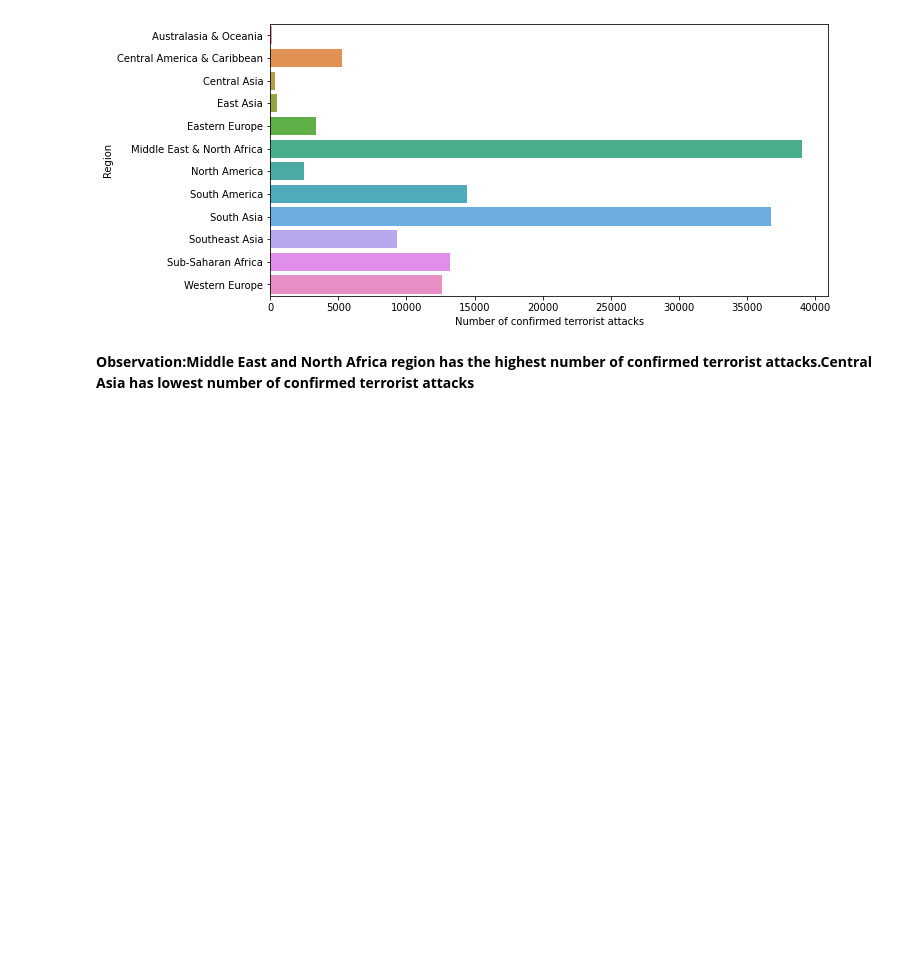
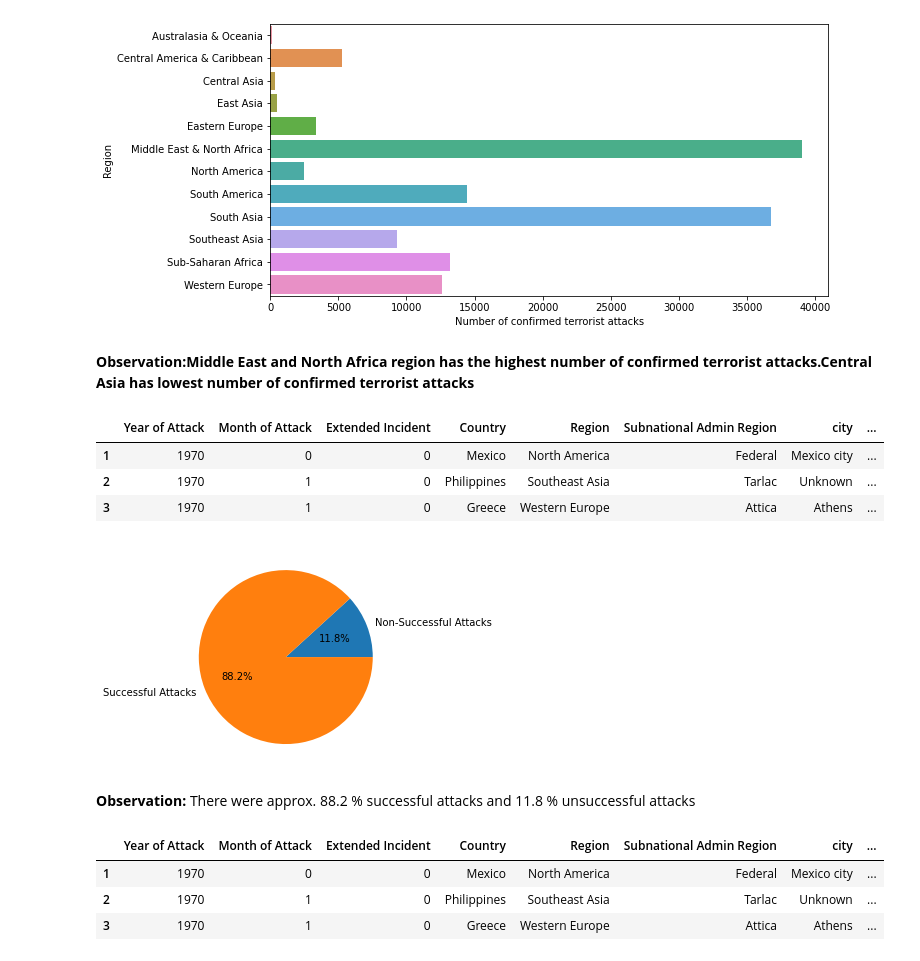
Before and after one commit to SAKSHIDHYANI/Global-Terrorism-Analysis, a Jupyter notebook: Global_Terrorism_Analysis.ipynb, the cells around one changed output. Saved outputs shown, nothing was run; the diff lists cells and outputs as text; code cells hidden in the pictures; blank space fills up the shorter version.

Commit message:
Adding more visualization plots

```diff
--- a/Global_Terrorism_Analysis.ipynb
+++ b/Global_Terrorism_Analysis.ipynb
@@ -347,3 +341,29 @@ Text(0.5, 0, 'Number of confirmed terrorist attacks')
 [figure]
 # %% [markdown]
 **Observation:Middle East and North Africa region has the highest number of confirmed terrorist attacks.Central Asia has lowest number of confirmed terrorist attacks**
+# %%
+GTD_data.head(3)
+# %% [output]
+|  | Year of Attack | Month of Attack | Extended Incident | Country | Region | Subnational Admin Region | city | ... |
+| 1 | 1970 | 0 | 0 | Mexico | North America | Federal | Mexico city | ... |
+| 2 | 1970 | 1 | 0 | Philippines | Southeast Asia | Tarlac | Unknown | ... |
+| 3 | 1970 | 1 | 0 | Greece | Western Europe | Attica | Athens | ... |
+# %%
+#Checking that how many terrorrist attacks were successful
+%matplotlib inline
+output_data = grouped_data('Successful Attack',GTD_data).to_frame()
+
+my_labels = ["Non-Successful Attacks ","Successful Attacks"]
+plt.pie(output_data['Successful Attack'],labels=my_labels,autopct='%.1f%%')
+plt.show()
+# %% [output]
+[figure, added]
+# %% [markdown]
+**Observation:** There were approx. 88.2 % successful attacks and 11.8 % unsuccessful attacks
+# %%
+GTD_data.head(3)
+# %% [output]
+|  | Year of Attack | Month of Attack | Extended Incident | Country | Region | Subnational Admin Region | city | ... |
+| 1 | 1970 | 0 | 0 | Mexico | North America | Federal | Mexico city | ... |
+| 2 | 1970 | 1 | 0 | Philippines | Southeast Asia | Tarlac | Unknown | ... |
+| 3 | 1970 | 1 | 0 | Greece | Western Europe | Attica | Athens | ... |
```
Also changed, not shown: parts of 12 cells of this notebook.
